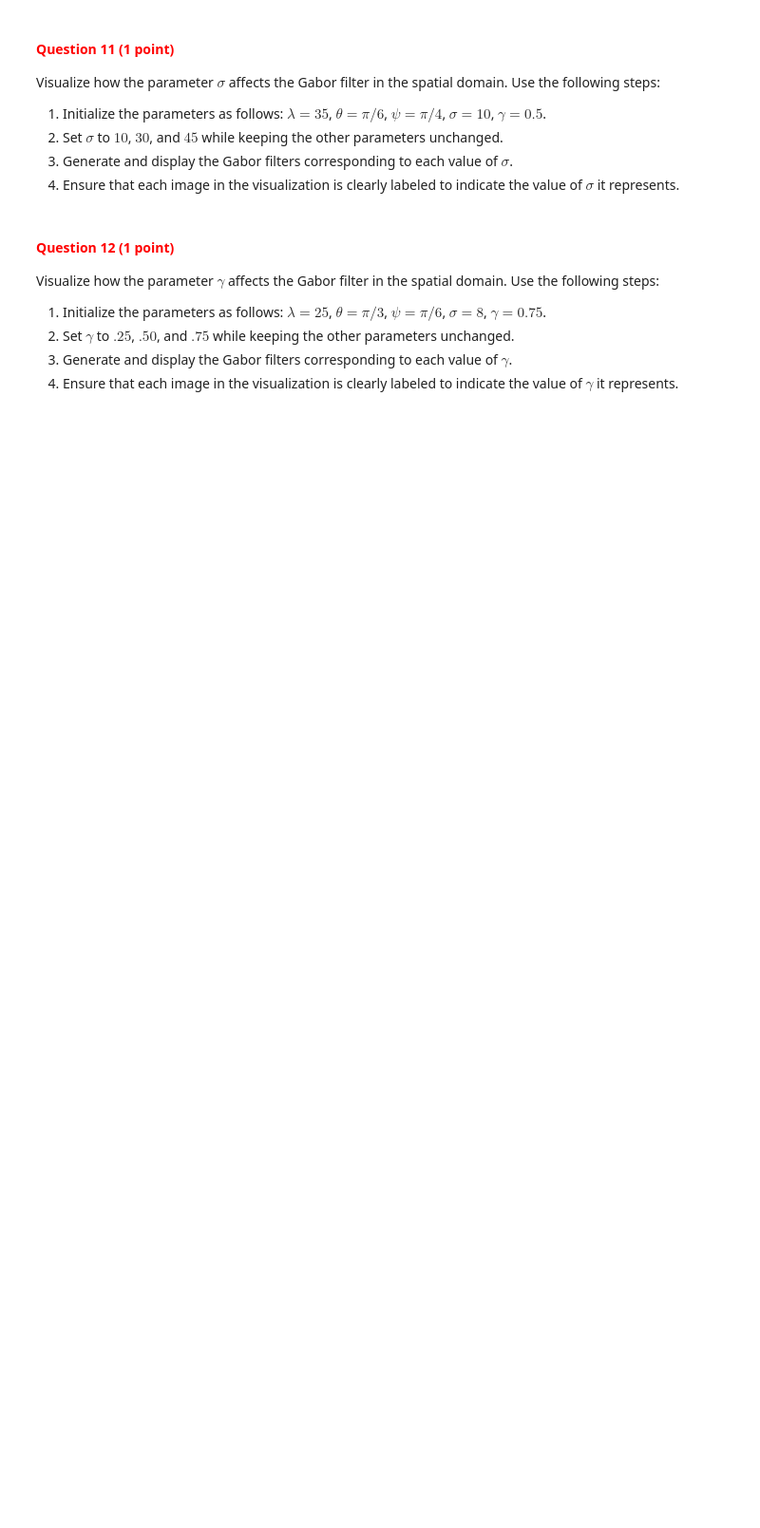
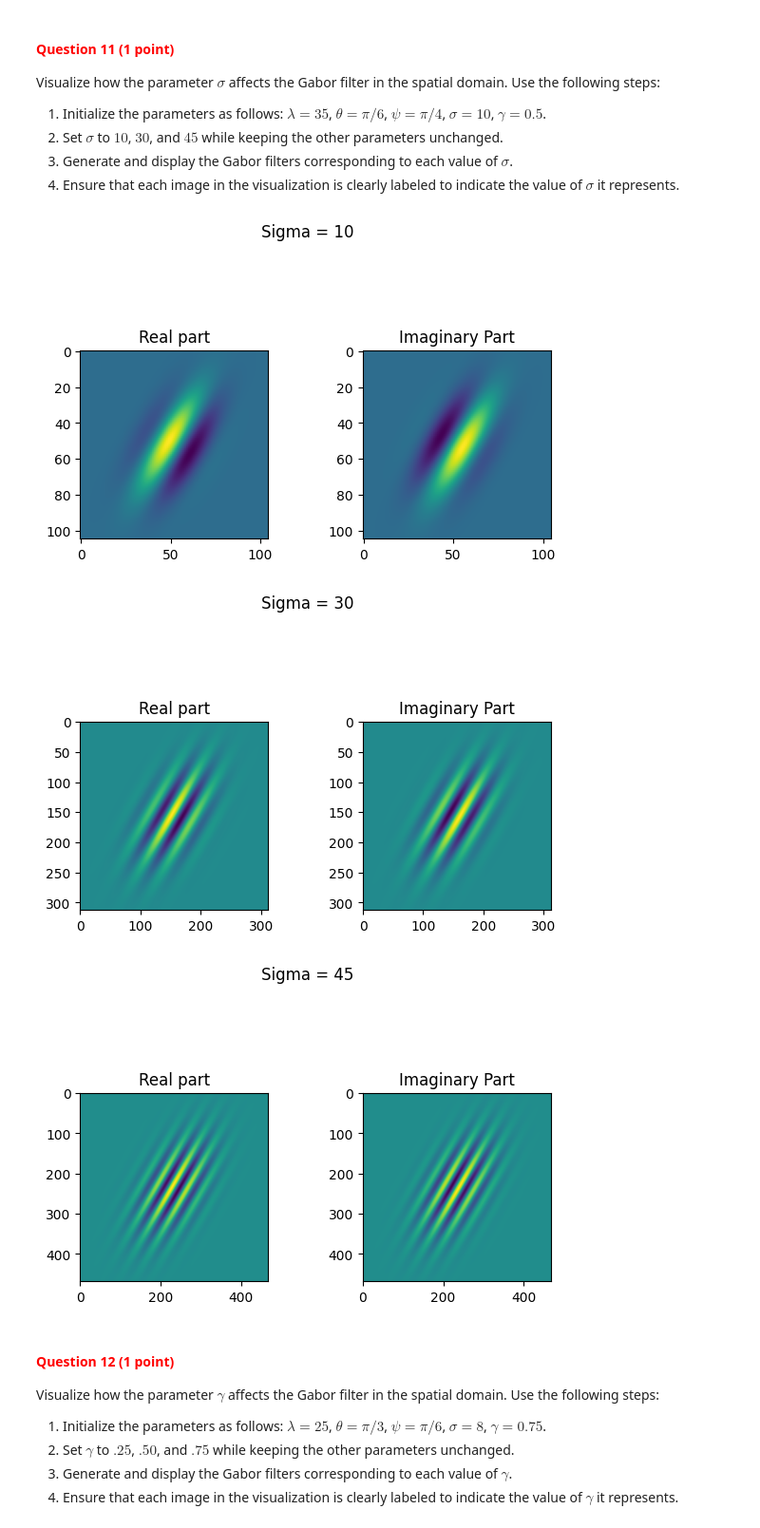
Before and after one commit to pedrocurvo/cv1-group52, a Jupyter notebook: Lab2/13209701_15127206_15713725.ipynb, the cells around one changed output. Shown at 95% size. Saved outputs shown, nothing was run; the diff lists cells and outputs as text; code cells hidden in the pictures; blank space fills up the shorter version.

```diff
--- a/Lab2/13209701_15127206_15713725.ipynb
+++ b/Lab2/13209701_15127206_15713725.ipynb
@@ -532,3 +633,36 @@ Visualize how the parameter $\sigma$ affects the Gabor filter in the spatial dom
+# %%
+lambda_ = 35
+psi = (np.pi)/4
+gamma = 0.5
+theta = (np.pi)/6
+sigma_values = [10, 30, 45]
+
+for sigma in sigma_values:
+    my_gabor = create_gabor(lambda_ = lambda_, theta = theta, psi = psi, sigma = sigma, gamma = gamma)
+    # Extract the real part (first channel)
+    gabor_real = my_gabor[:, :, 0]
+
+    # Plot the real part
+    plt.subplot(1,2,1)
+    plt.imshow(gabor_real)
+    plt.title('Real part')
+
+    # Extract and plot the imaginary part (second channel)
+    gabor_imaginary = my_gabor[:, :, 1]
+
+    plt.subplot(1,2,2)
+    plt.imshow(gabor_imaginary)
+    plt.title('Imaginary Part')
+
+    # Adjust the spacing between subplots
+    plt.subplots_adjust(wspace=0.5)
+
+    plt.suptitle(f'Sigma = {sigma}')
+    plt.show()
+# %% [output]
+[figure, added]
+[figure, added]
+[figure, added]
 # %% [markdown]
 <a id="question-12"></a>
 #### <font color='#FF0000'>Question 12 (1 point)</font>
```
Also changed, not shown: parts of 19 cells of this notebook.
